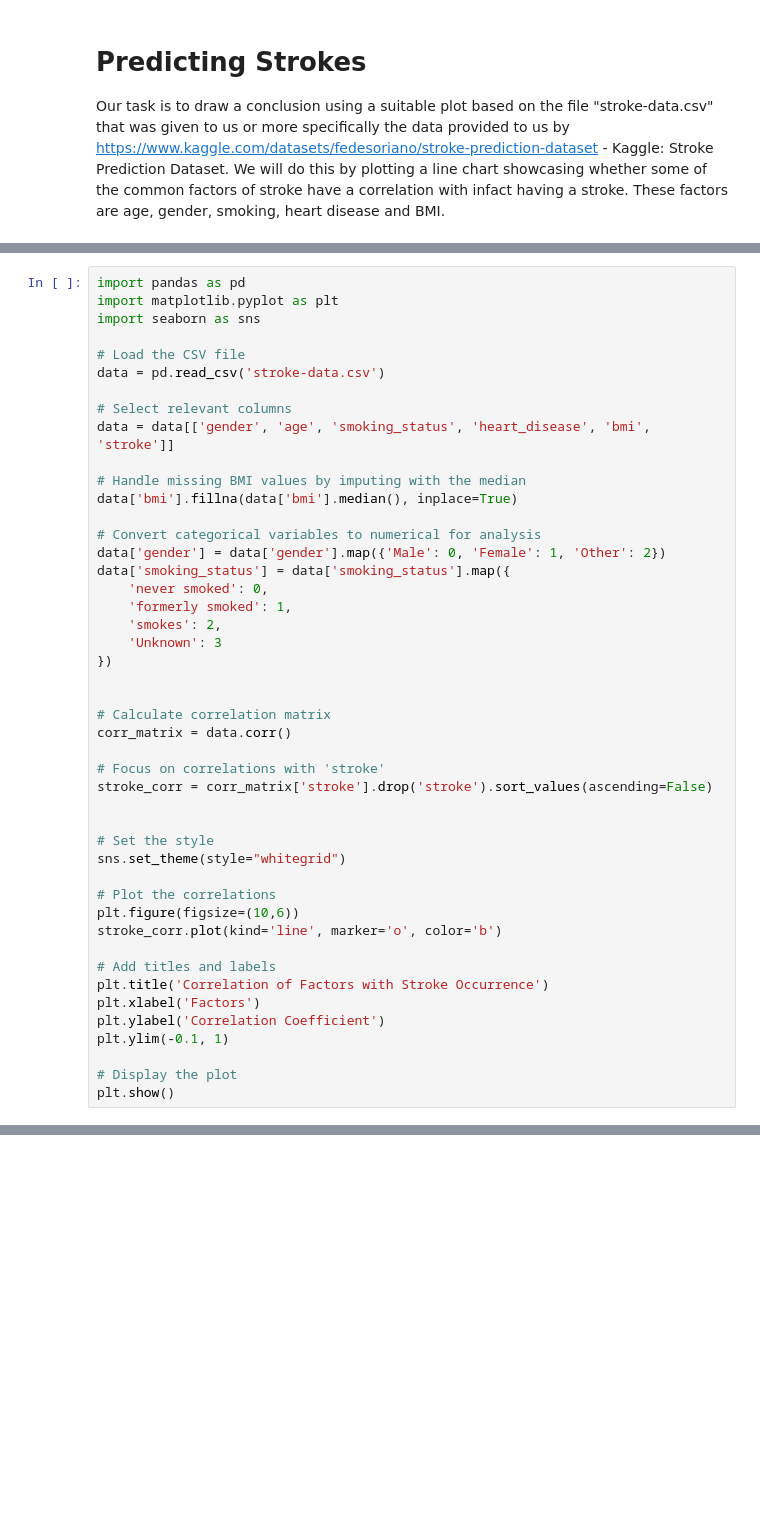
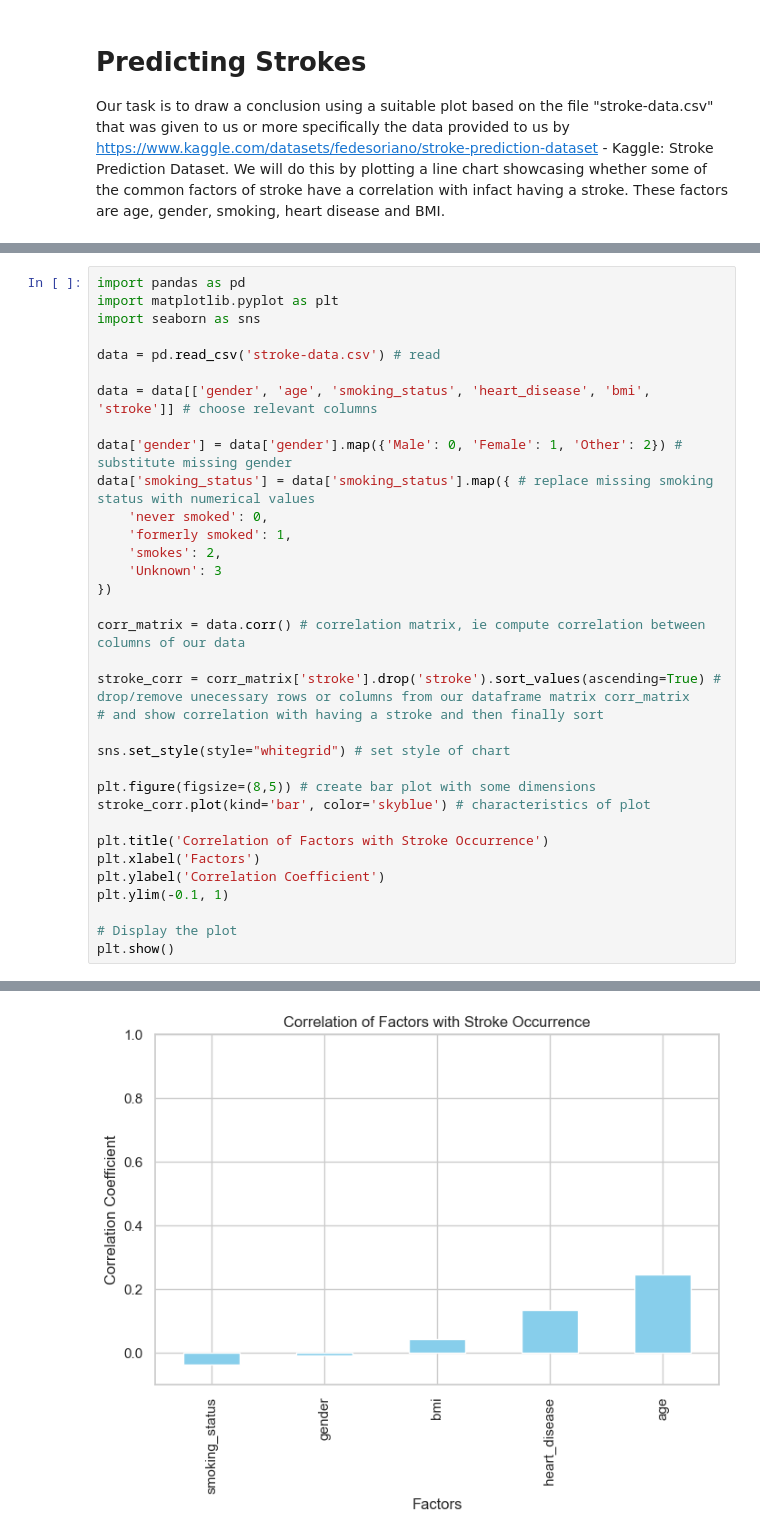
Before and after one commit to MrHEFF/su-mt4007, a Jupyter notebook: HW2/HW2.ipynb, the cells around one changed output, grey strips where cells are left out. Drawn from its saved outputs; the diff is of its cells as text; blank space fills up the shorter version.

```diff
--- a/HW2/HW2.ipynb
+++ b/HW2/HW2.ipynb
@@ -109,40 +112,28 @@ import pandas as pd
 import matplotlib.pyplot as plt
 import seaborn as sns
 
-# Load the CSV file
-data = pd.read_csv('stroke-data.csv')
+data = pd.read_csv('stroke-data.csv') # read
 
-# Select relevant columns
-data = data[['gender', 'age', 'smoking_status', 'heart_disease', 'bmi', 'stroke']]
+data = data[['gender', 'age', 'smoking_status', 'heart_disease', 'bmi', 'stroke']] # choose relevant columns
 
-# Handle missing BMI values by imputing with the median
-data['bmi'].fillna(data['bmi'].median(), inplace=True)
-
-# Convert categorical variables to numerical for analysis
-data['gender'] = data['gender'].map({'Male': 0, 'Female': 1, 'Other': 2})
-data['smoking_status'] = data['smoking_status'].map({
+data['gender'] = data['gender'].map({'Male': 0, 'Female': 1, 'Other': 2}) # substitute missing gender
+data['smoking_status'] = data['smoking_status'].map({ # replace missing smoking status with numerical values
     'never smoked': 0,
     'formerly smoked': 1,
     'smokes': 2,
     'Unknown': 3
 })
 
+corr_matrix = data.corr() # correlation matrix, ie compute correlation between columns of our data
 
-# Calculate correlation matrix
-corr_matrix = data.corr()
+stroke_corr = corr_matrix['stroke'].drop('stroke').sort_values(ascending=True) # drop/remove unecessary rows or columns from our dataframe matrix corr_matrix
+# and show correlation with having a stroke and then finally sort
 
-# Focus on correlations with 'stroke'
-stroke_corr = corr_matrix['stroke'].drop('stroke').sort_values(ascending=False)
+sns.set_style(style="whitegrid") # set style of chart
 
+plt.figure(figsize=(8,5)) # create bar plot with some dimensions
+stroke_corr.plot(kind='bar', color='skyblue') # characteristics of plot
 
-# Set the style
-sns.set_theme(style="whitegrid")
-
-# Plot the correlations
-plt.figure(figsize=(10,6))
-stroke_corr.plot(kind='line', marker='o', color='b')
-
-# Add titles and labels
 plt.title('Correlation of Factors with Stroke Occurrence')
 plt.xlabel('Factors')
 plt.ylabel('Correlation Coefficient')
@@ -154,0 +145 @@ ModuleNotFoundError: No module named 'matplotlib'
+[figure, added]
```
Also changed, not shown: parts of 4 cells of this notebook.
